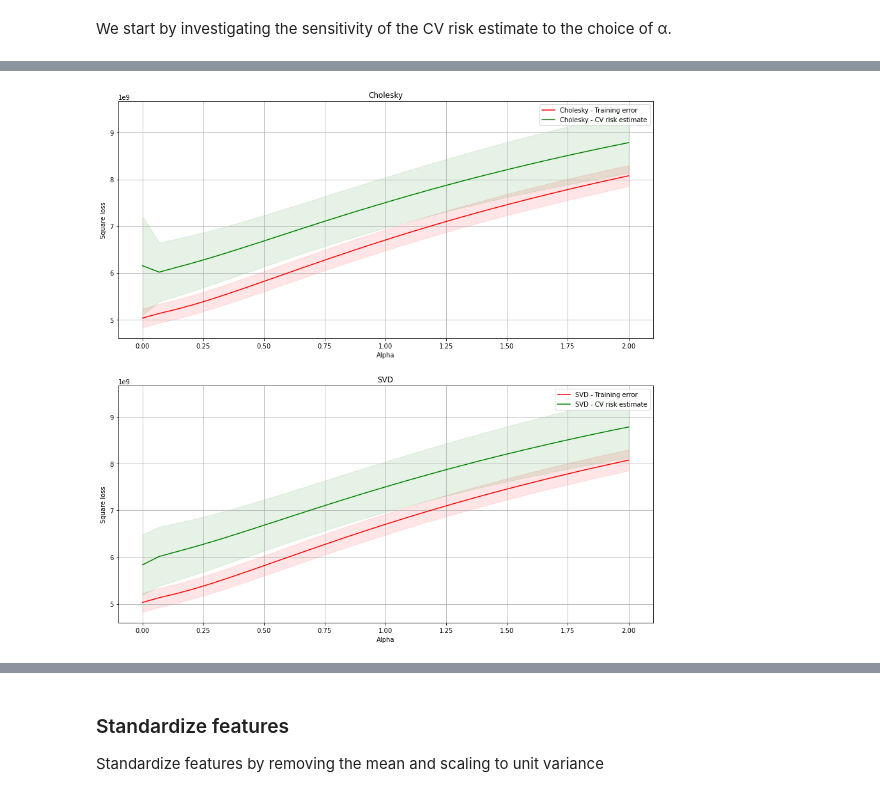
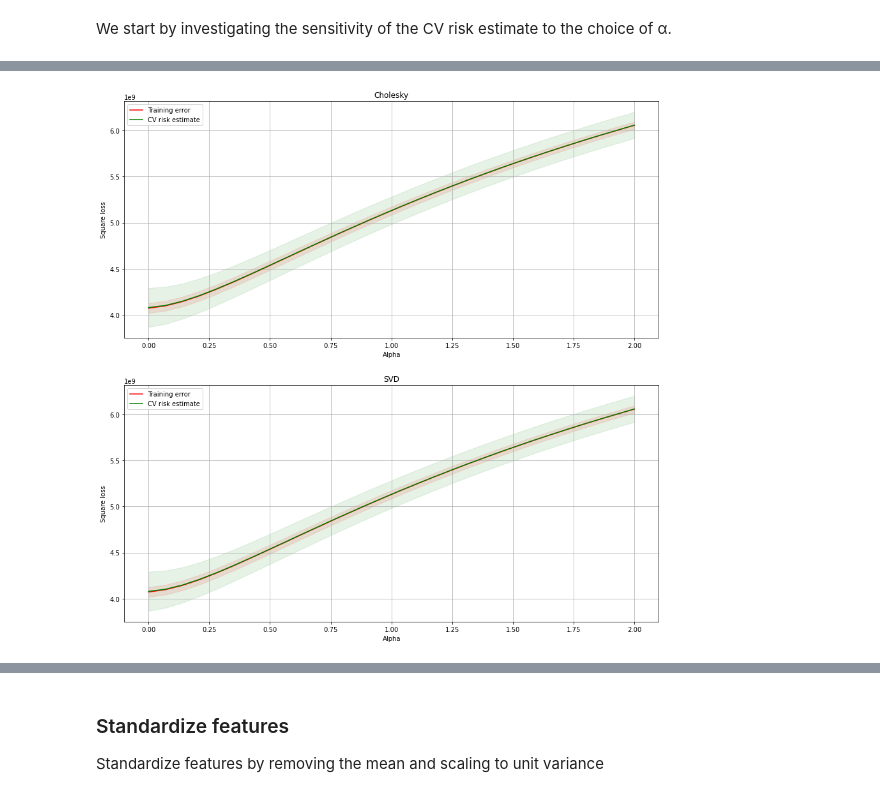
Before and after one commit to mikymaione/HousingPrices, a Jupyter notebook: Source code/HousingPrices/Miky.ipynb, the cells around one changed output, grey strips where cells are left out. Cells and saved outputs as stored; diff of their text form; code cells hidden in the pictures.

```diff
--- a/Source code/HousingPrices/Miky.ipynb
+++ b/Source code/HousingPrices/Miky.ipynb
@@ -114,6 +118,9 @@ data_frame.head()
 Here is the distribution of the values of the target variable "median_house_value".
 It looks like a normal distribution with a group of outliers on the highest value of the house.
 # %%
+outliers = data_frame[data_frame[column_to_predict] == 500001].index
+data_frame.drop(outliers , inplace=True)
+
 plt.figure(figsize=(15, 15))
 plt.title('Distribuzione dei valori di "median_house_value"')
 seaborn.distplot(data_frame[column_to_predict])
@@ -205,7 +212,7 @@ Delete the correlated features
 1. population
 2. total_rooms
 # %%
-columns_to_remove = ['population', 'total_rooms', column_to_predict]
+columns_to_remove = ['latitude', 'population', 'total_rooms', column_to_predict]
 columns_to_use = list(data_frame.columns)
 
 for u in columns_to_remove:
@@ -279,0 +276,17 @@ val_score_std__c = numpy.std(val_score__c, axis=1)
+# %%
+cholesky = Ridge(alpha=1e-15, solver='cholesky', fit_intercept=fit_intercept, normalize=normalize)
+train_score__c, val_score__c = validation_curve(cholesky, X, y, 'alpha', alphas, cv=5, scoring=RMS)
+
+train_score_mean__c = -numpy.mean(train_score__c, axis=1)
+train_score_std__c = numpy.std(train_score__c, axis=1)
+val_score_mean__c = -numpy.mean(val_score__c, axis=1)
+val_score_std__c = numpy.std(val_score__c, axis=1)
+
+
+svd = Ridge(alpha=1e-15, solver='svd', fit_intercept=fit_intercept, normalize=normalize)
+train_score__s, val_score__s = validation_curve(svd, X, y, 'alpha', alphas, cv=5, scoring=RMS)
+
+train_score_mean__s = -numpy.mean(train_score__s, axis=1)
+train_score_std__s = numpy.std(train_score__s, axis=1)
+val_score_mean__s = -numpy.mean(val_score__s, axis=1)
+val_score_std__s = numpy.std(val_score__s, axis=1)
@@ -280,34 +304,34 @@ val_score_std__c = numpy.std(val_score__c, axis=1)
 # %%
 fig, (ax1, ax2) = plt.subplots(2, figsize=(15, 15))
 
 ax1.fill_between(alphas, train_score_mean__c - train_score_std__c, train_score_mean__c + train_score_std__c, alpha=0.1, color="r")
 ax1.fill_between(alphas, val_score_mean__c - val_score_std__c, val_score_mean__c + val_score_std__c, alpha=0.1, color="g")
 
-ax1.plot(alphas, train_score_mean__c, color="r", label="Cholesky - Training error")
-ax1.plot(alphas, val_score_mean__c, color="g", label="Cholesky - CV risk estimate")
+ax1.plot(alphas, train_score_mean__c, color="r", label="Training error")
+ax1.plot(alphas, val_score_mean__c, color="g", label="CV risk estimate")
 
 
 ax2.fill_between(alphas, train_score_mean__s - train_score_std__s, train_score_mean__s + train_score_std__s, alpha=0.1, color="r")
 ax2.fill_between(alphas, val_score_mean__s - val_score_std__s, val_score_mean__s + val_score_std__s, alpha=0.1, color="g")
 
-ax2.plot(alphas, train_score_mean__s, color="r", label="SVD - Training error")
-ax2.plot(alphas, val_score_mean__s, color="g", label="SVD - CV risk estimate")
+ax2.plot(alphas, train_score_mean__s, color="r", label="Training error")
+ax2.plot(alphas, val_score_mean__s, color="g", label="CV risk estimate")
 
 
 ax1.grid()
 ax2.grid()
 
 ax1.set_title('Cholesky')
 ax2.set_title('SVD')
 
 ax1.set_xlabel('Alpha')
 ax1.set_ylabel('Square loss')
 ax2.set_xlabel('Alpha')
 ax2.set_ylabel('Square loss')
 
 ax1.legend()
 ax2.legend()
 
 plt.show()
 # %% [output]
-[figure, old version]
+[figure, new version]
```
Also changed, not shown: parts of 34 cells of this notebook.
